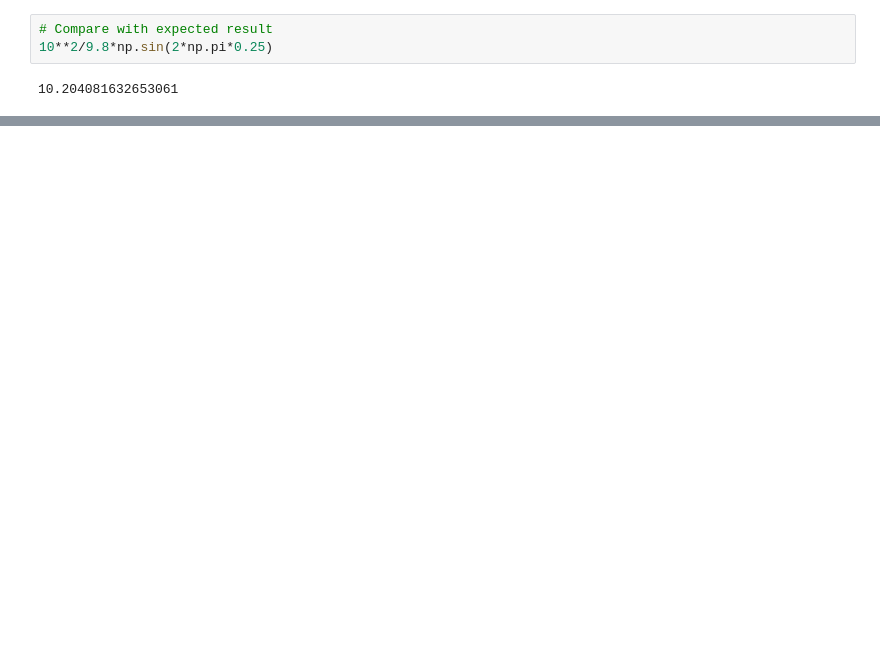
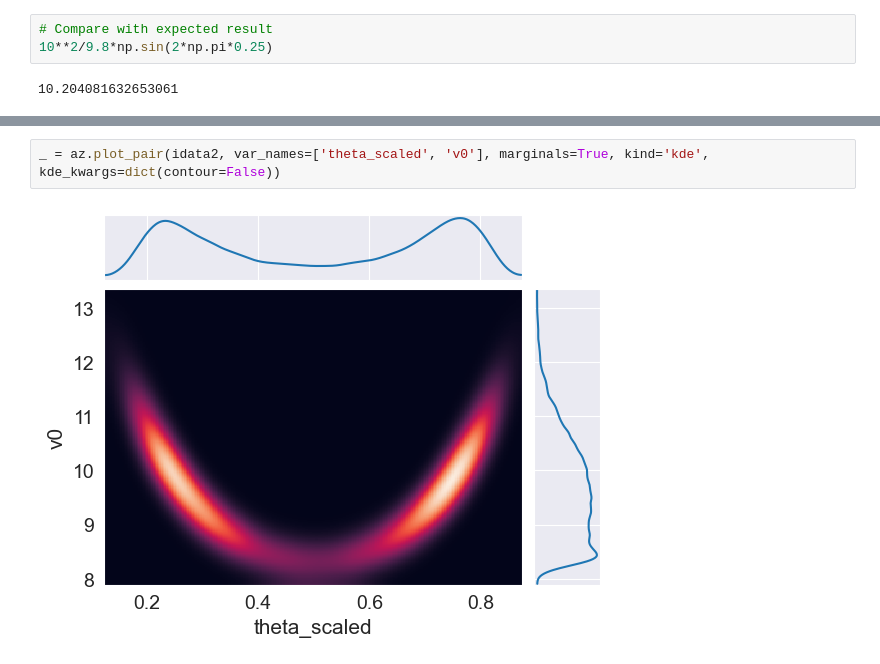
Before and after one commit to mattmcd/PyBayes, a Jupyter notebook: scripts/journal_20250513_projectile.ipynb, the cells around one changed output, grey strips where cells are left out. Saved outputs shown, nothing was run; the diff lists cells and outputs as text; blank space fills up the shorter version.

```diff
--- a/scripts/journal_20250513_projectile.ipynb
+++ b/scripts/journal_20250513_projectile.ipynb
@@ -97,0 +124,4 @@ az.plot_posterior(idata, ['theta_scaled'])
+# %%
+_ = az.plot_pair(idata2, var_names=['theta_scaled', 'v0'], marginals=True, kind='kde', kde_kwargs=dict(contour=False))
+# %% [output]
+[figure, added]
```
Also changed, not shown: parts of 16 cells of this notebook.
